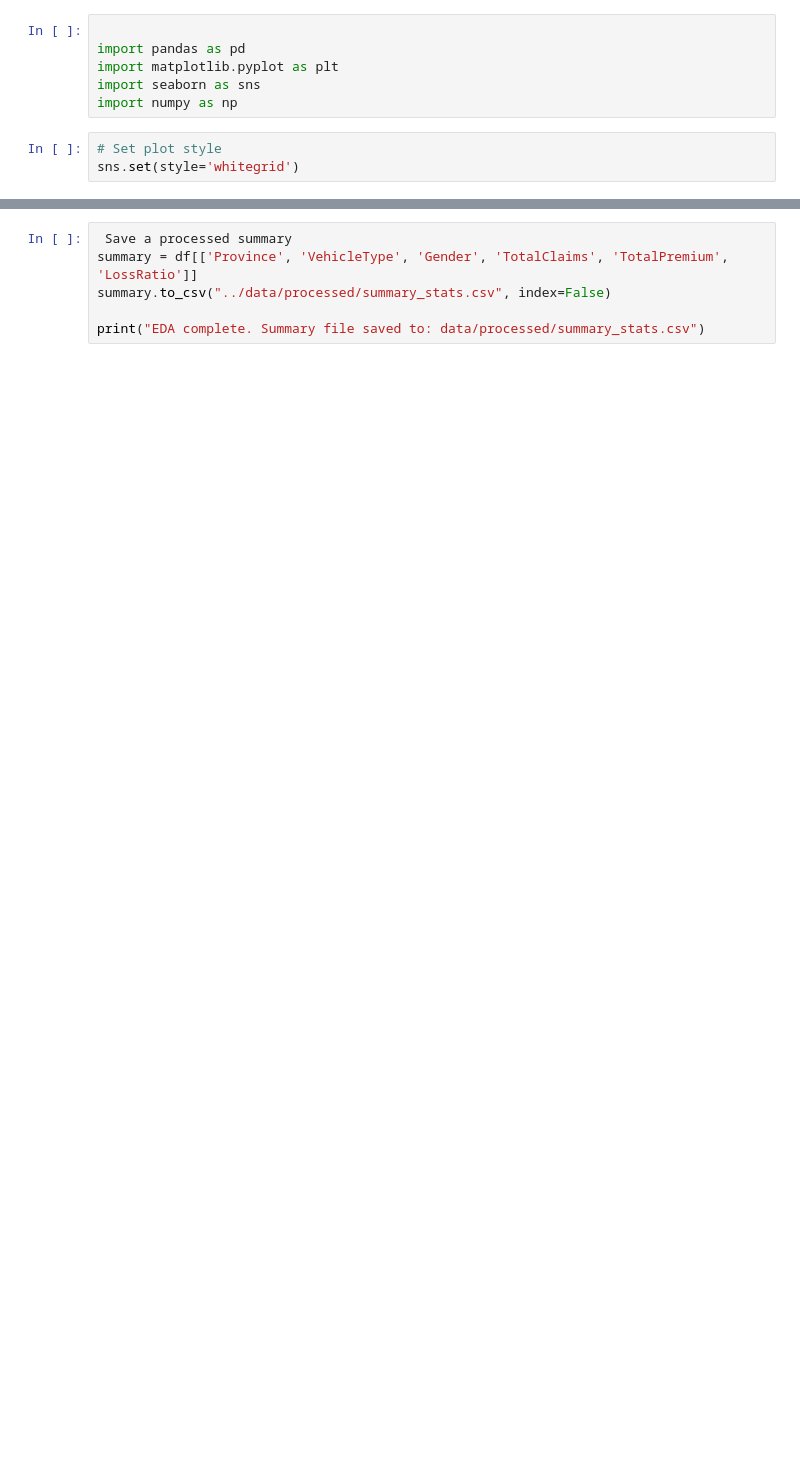
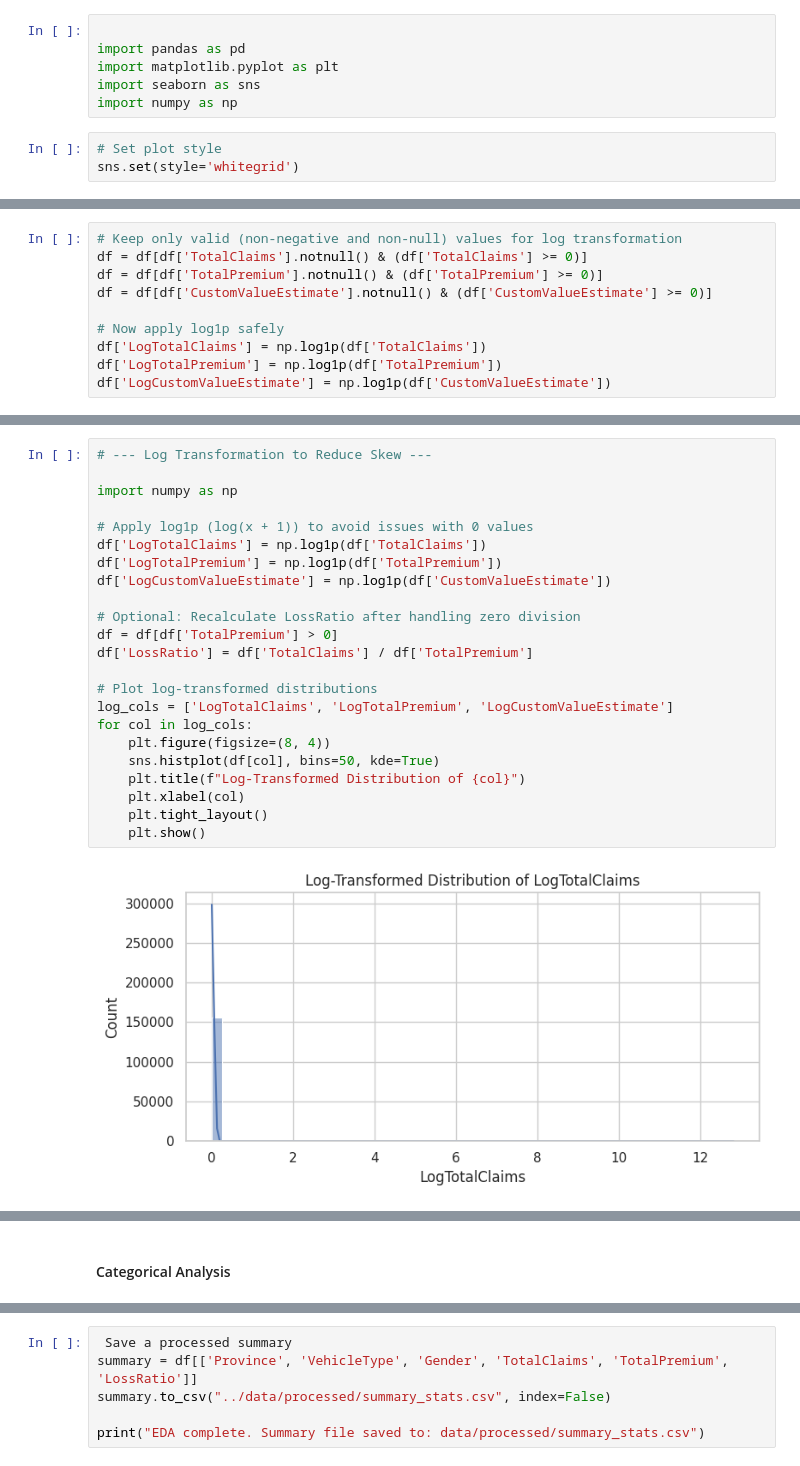
Before and after one commit to bethel4/insurance-risk-analytics, a Jupyter notebook: notebooks/eda.ipynb, the cells around one changed output, grey strips where cells are left out. Saved outputs shown, nothing was run; the diff lists cells and outputs as text; blank space fills up the shorter version.

```diff
--- a/notebooks/eda.ipynb
+++ b/notebooks/eda.ipynb
@@ -29,0 +96,10 @@ NameError: name 'df' is not defined
+# %%
+# Keep only valid (non-negative and non-null) values for log transformation
+df = df[df['TotalClaims'].notnull() & (df['TotalClaims'] >= 0)]
+df = df[df['TotalPremium'].notnull() & (df['TotalPremium'] >= 0)]
+df = df[df['CustomValueEstimate'].notnull() & (df['CustomValueEstimate'] >= 0)]
+
+# Now apply log1p safely
+df['LogTotalClaims'] = np.log1p(df['TotalClaims'])
+df['LogTotalPremium'] = np.log1p(df['TotalPremium'])
+df['LogCustomValueEstimate'] = np.log1p(df['CustomValueEstimate'])
@@ -48,0 +128,25 @@ NameError: name 'df' is not defined
+# %%
+# --- Log Transformation to Reduce Skew ---
+
+import numpy as np
+
+# Apply log1p (log(x + 1)) to avoid issues with 0 values
+df['LogTotalClaims'] = np.log1p(df['TotalClaims'])
+df['LogTotalPremium'] = np.log1p(df['TotalPremium'])
+df['LogCustomValueEstimate'] = np.log1p(df['CustomValueEstimate'])
+
+# Optional: Recalculate LossRatio after handling zero division
+df = df[df['TotalPremium'] > 0]
+df['LossRatio'] = df['TotalClaims'] / df['TotalPremium']
+
+# Plot log-transformed distributions
+log_cols = ['LogTotalClaims', 'LogTotalPremium', 'LogCustomValueEstimate']
+for col in log_cols:
+    plt.figure(figsize=(8, 4))
+    sns.histplot(df[col], bins=50, kde=True)
+    plt.title(f"Log-Transformed Distribution of {col}")
+    plt.xlabel(col)
+    plt.tight_layout()
+    plt.show()
+# %% [output]
+[figure, added]
@@ -49 +155,3 @@ NameError: name 'df' is not defined
+# %% [markdown]
+#### Categorical Analysis
 # %%
```
Also changed, not shown: parts of 20 cells of this notebook.
